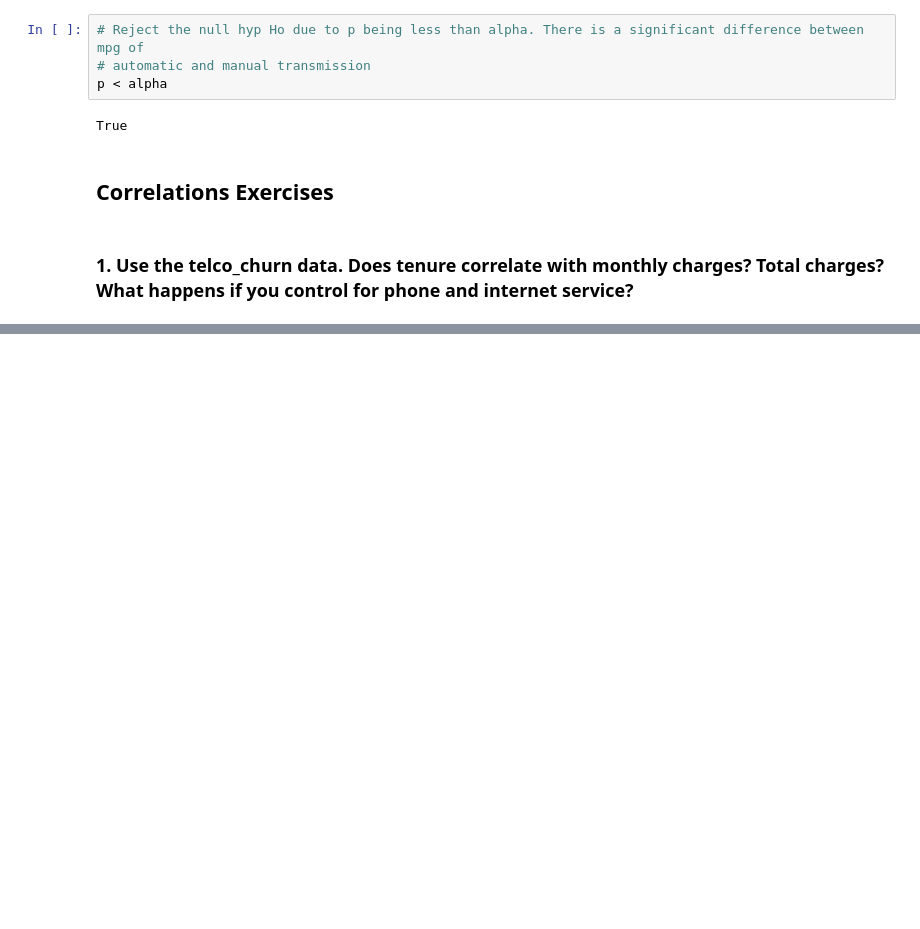
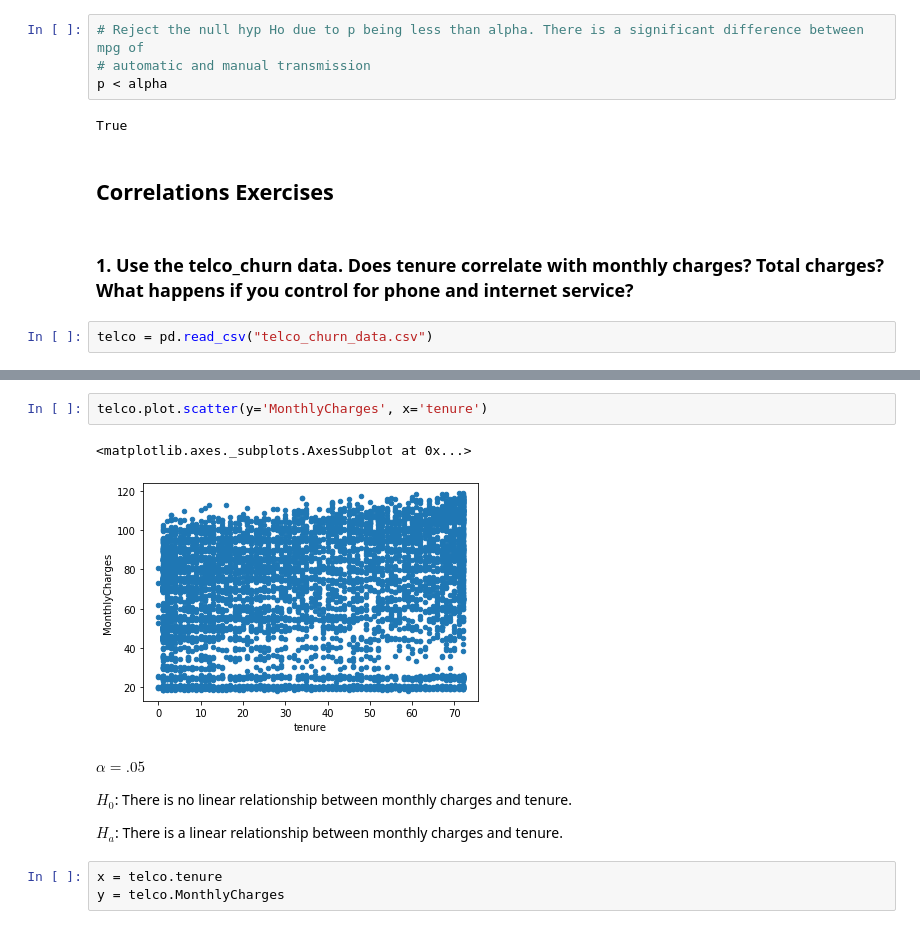
Before and after one commit to george887/statistics-exercises, a Jupyter notebook: hypothesis_testing.ipynb, the cells around one changed output, grey strips where cells are left out. Cells and saved outputs as stored; diff of their text form; blank space fills up the shorter version.

```diff
--- a/hypothesis_testing.ipynb
+++ b/hypothesis_testing.ipynb
@@ -453,3 +453,5 @@ True
 ## Correlations Exercises
 # %% [markdown]
 ### 1. Use the telco_churn data. Does tenure correlate with monthly charges? Total charges? What happens if you control for phone and internet service?
+# %%
+telco = pd.read_csv("telco_churn_data.csv")
@@ -455,0 +480,14 @@ True
+# %%
+telco.plot.scatter(y='MonthlyCharges', x='tenure')
+# %% [output]
+<matplotlib.axes._subplots.AxesSubplot at 0x...>
+[figure, added]
+# %% [markdown]
+$\alpha = .05$
+
+$H_0$: There is no linear relationship between monthly charges and tenure.
+
+$H_a$: There is a linear relationship between monthly charges and tenure.
+# %%
+x = telco.tenure
+y = telco.MonthlyCharges
```
Also changed, not shown: parts of 5 cells of this notebook.
